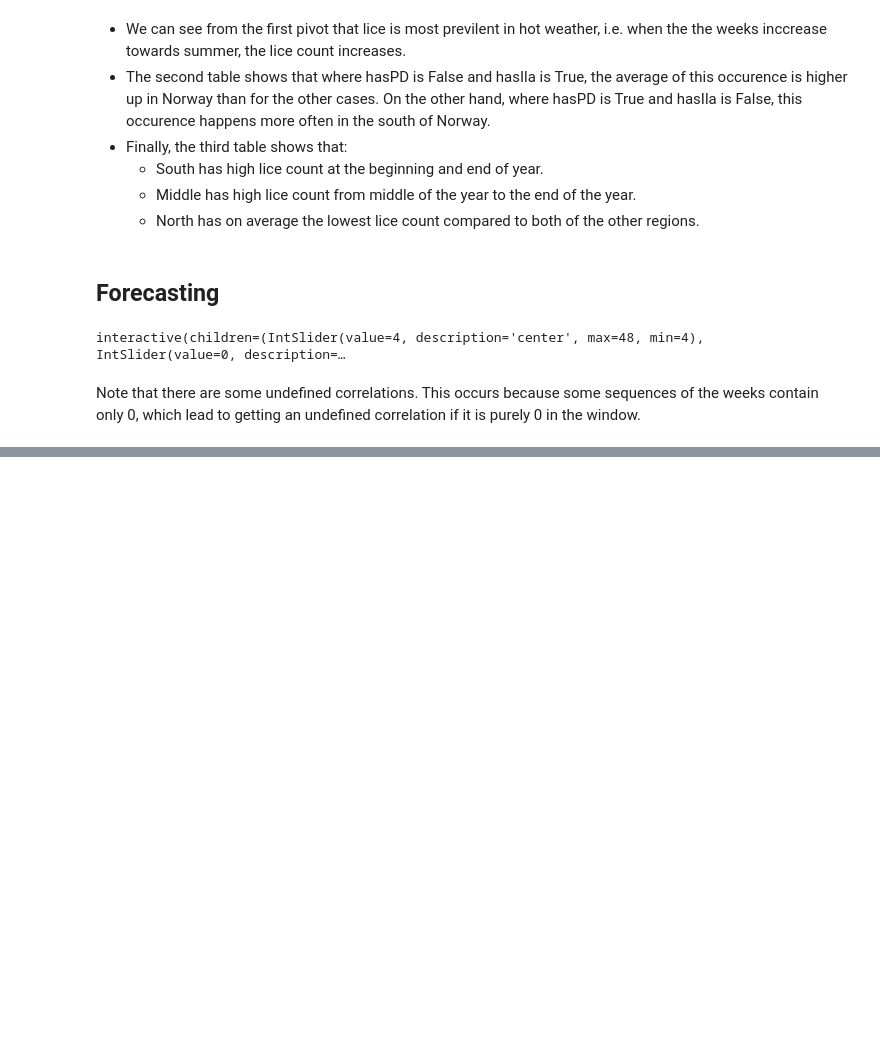
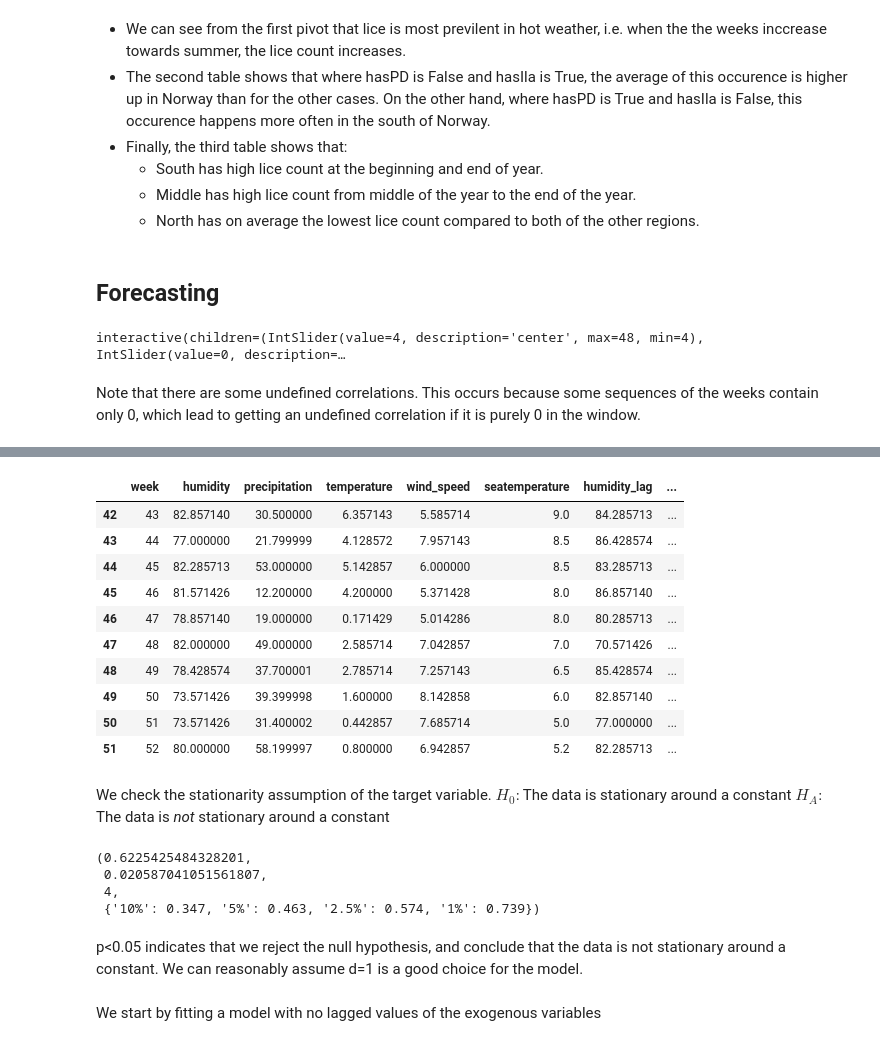
Before and after one commit to erlendrisvik/Compulsories, a Jupyter notebook: CA3/CA3.ipynb, the cells around one changed output, grey strips where cells are left out. Drawn from its saved outputs; the diff is of its cells as text; code cells hidden in the pictures; blank space fills up the shorter version.

```diff
--- a/CA3/CA3.ipynb
+++ b/CA3/CA3.ipynb
@@ -8,8 +8,8 @@ from pyspark.sql import SparkSession
 import os
 import seaborn as sns
 import matplotlib.pyplot as plt
-from ipywidgets import interact
-
+from ipywidgets import interact, widgets
+import statsmodels.api as sm
 
 os.environ["PYSPARK_PYTHON"] = "python"
 
@@ -33,5 +33,12 @@ fish_data = spark.sql("SELECT * FROM fish_data_full").toPandas()
  .createOrReplaceTempView("lice_data_full"))
 
 lice_data = spark.sql("SELECT * FROM lice_data_full").toPandas()
+
+(spark.read.format("org.apache.spark.sql.cassandra")
+ .options(table="lice_weather_data", keyspace="compulsory")
+ .load()
+ .createOrReplaceTempView("lice_weather_data"))
+
+lice_weather_data = spark.sql("SELECT * FROM lice_weather_data").toPandas()
 # %%
 fish_data.head()
@@ -202,0 +220,3 @@ Note that there are some undefined correlations. This occurs because some sequen
+# %%
+lice_weather_data.sort_values(by = "week", inplace = True, ignore_index = True)
+lice_weather_data.head()
@@ -202,0 +239,6 @@ Note that there are some undefined correlations. This occurs because some sequen
+# %%
+# add "seatemperature" column from lice_data to lice_weather_data. use "week" as key
+model_cols = ["week", "humidity", "precipitation", "temperature", "wind_speed", "seatemperature"]
+
+lice_weather_data = pd.merge(lice_weather_data, lice_data[["week", "seatemperature"]], on = "week")
+lice_weather_data.head()
@@ -202,0 +252,4 @@ Note that there are some undefined correlations. This occurs because some sequen
+# %%
+model_cols = ["week", "humidity", "precipitation", "temperature", "wind_speed", "seatemperature"]
+model_data = lice_weather_data[model_cols].copy()
+model_data.head()
@@ -202,0 +263,38 @@ Note that there are some undefined correlations. This occurs because some sequen
+# %%
+# next, we create lagged variables of all columns except week and seatemperature
+exog = ["humidity", "precipitation", "temperature", "wind_speed"]
+lagged = [lag + "_lag" for lag in exog]
+exog_and_lagged = exog + lagged
+
+for lag in exog:
+    lagged = lag + "_lag"
+    model_data[lagged] = model_data[lag].shift(7)
+    model_data.fillna(0, inplace = True)
+model_data.tail(10)
+# %% [output]
+|  | week | humidity | precipitation | temperature | wind_speed | seatemperature | humidity_lag | ... |
+| 42 | 43 | 82.857140 | 30.500000 | 6.357143 | 5.585714 | 9.0 | 84.285713 | ... |
+| 43 | 44 | 77.000000 | 21.799999 | 4.128572 | 7.957143 | 8.5 | 86.428574 | ... |
+| 44 | 45 | 82.285713 | 53.000000 | 5.142857 | 6.000000 | 8.5 | 83.285713 | ... |
+| 45 | 46 | 81.571426 | 12.200000 | 4.200000 | 5.371428 | 8.0 | 86.857140 | ... |
+| 46 | 47 | 78.857140 | 19.000000 | 0.171429 | 5.014286 | 8.0 | 80.285713 | ... |
+| 47 | 48 | 82.000000 | 49.000000 | 2.585714 | 7.042857 | 7.0 | 70.571426 | ... |
+| 48 | 49 | 78.428574 | 37.700001 | 2.785714 | 7.257143 | 6.5 | 85.428574 | ... |
+| 49 | 50 | 73.571426 | 39.399998 | 1.600000 | 8.142858 | 6.0 | 82.857140 | ... |
+| 50 | 51 | 73.571426 | 31.400002 | 0.442857 | 7.685714 | 5.0 | 77.000000 | ... |
+| 51 | 52 | 80.000000 | 58.199997 | 0.800000 | 6.942857 | 5.2 | 82.285713 | ... |
+# %% [markdown]
+We check the stationarity assumption of the target variable.
+$H_0: $The data is stationary around a constant
+$H_A: $The data is *not* stationary around a constant
+# %%
+sm.tsa.stattools.kpss(model_data["seatemperature"])
+# %% [output]
+(0.6225425484328201,
+ 0.020587041051561807,
+ 4,
+ {'10%': 0.347, '5%': 0.463, '2.5%': 0.574, '1%': 0.739})
+# %% [markdown]
+p<0.05 indicates that we reject the null hypothesis, and conclude that the data is not stationary around a constant. We can reasonably assume d=1 is a good choice for the model.
+# %% [markdown]
+We start by fitting a model with no lagged values of the exogenous variables
```
Also changed, not shown: parts of 14 cells of this notebook.
